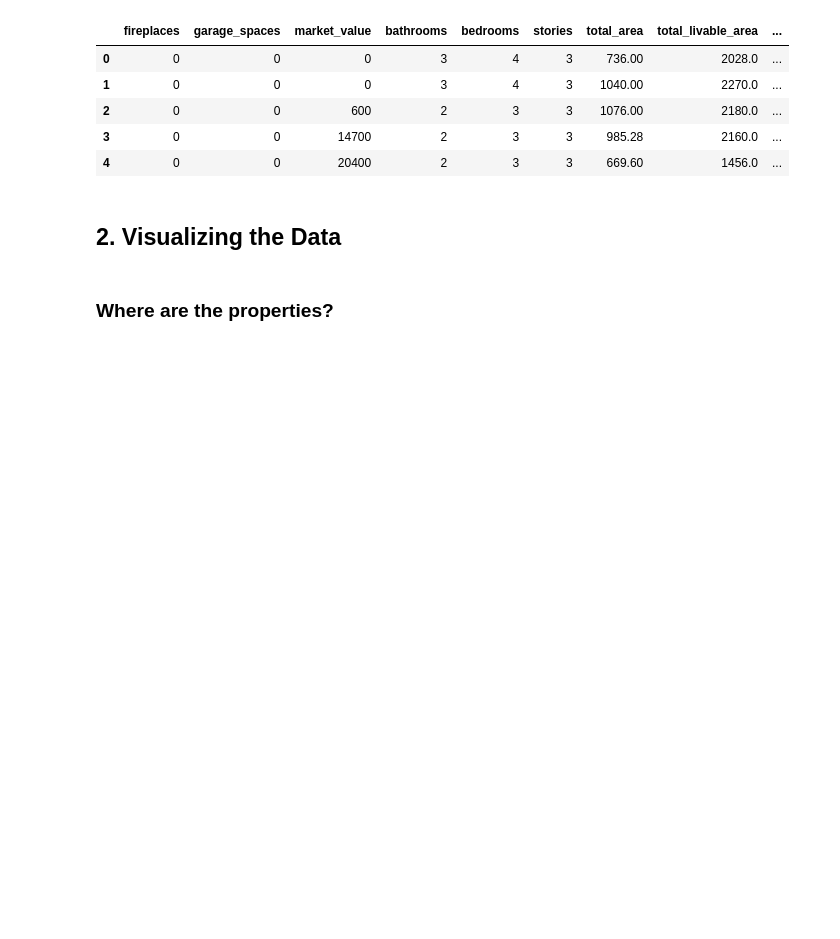
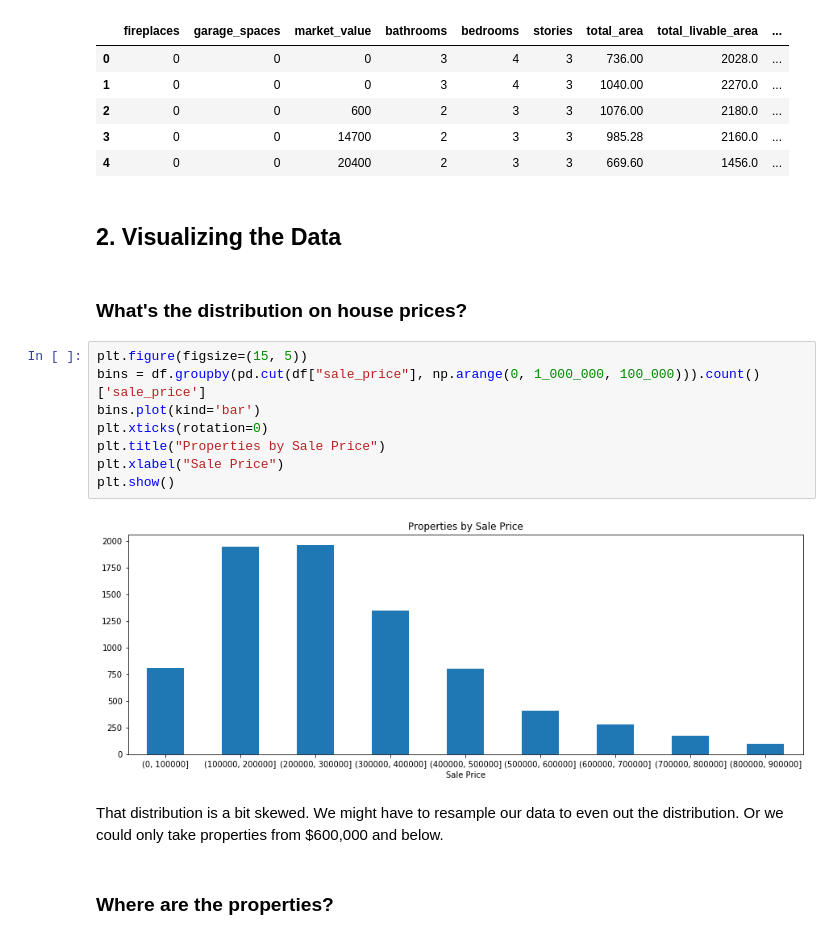
Before and after one commit to nachonavarro/real-estate-ml, a Jupyter notebook: exploration.ipynb, the cells around one changed output. Cells and saved outputs as stored; diff of their text form; blank space fills up the shorter version.

```diff
--- a/exploration.ipynb
+++ b/exploration.ipynb
@@ -72,6 +74,20 @@ df.head()
 | 4 | 0 | 0 | 20400 | 2 | 3 | 3 | 669.60 | 1456.0 | ... |
 # %% [markdown]
 ## 2. Visualizing the Data
+# %% [markdown]
+### What's the distribution on house prices?
+# %%
+plt.figure(figsize=(15, 5))
+bins = df.groupby(pd.cut(df["sale_price"], np.arange(0, 1_000_000, 100_000))).count()['sale_price']
+bins.plot(kind='bar')
+plt.xticks(rotation=0)
+plt.title("Properties by Sale Price")
+plt.xlabel("Sale Price")
+plt.show()
+# %% [output]
+[figure, added]
+# %% [markdown]
+That distribution is a bit skewed. We might have to resample our data to even out the distribution. Or we could only take properties from $600,000 and below.
 # %% [markdown]
 ### Where are the properties?
 # %% [markdown]
```
Also changed, not shown: parts of 7 cells of this notebook, 7 other files.
